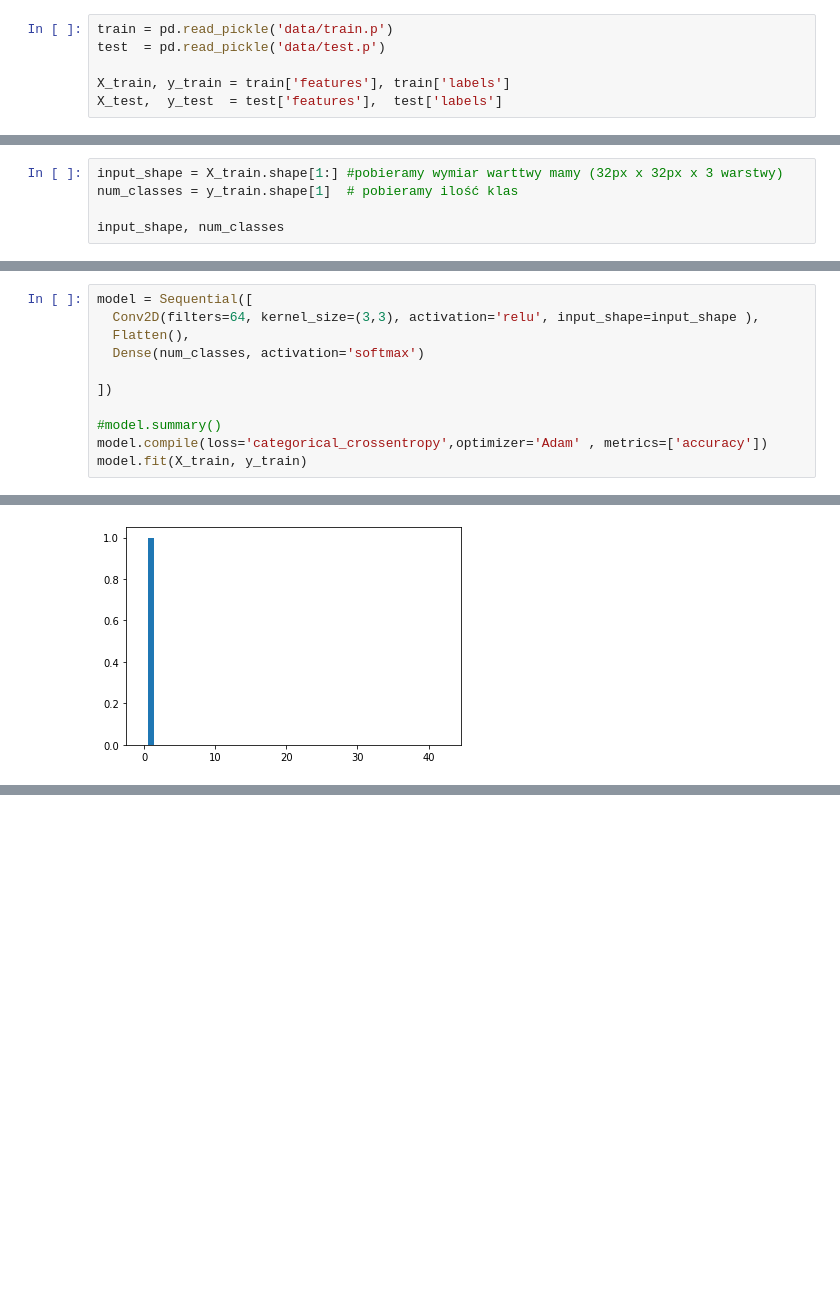
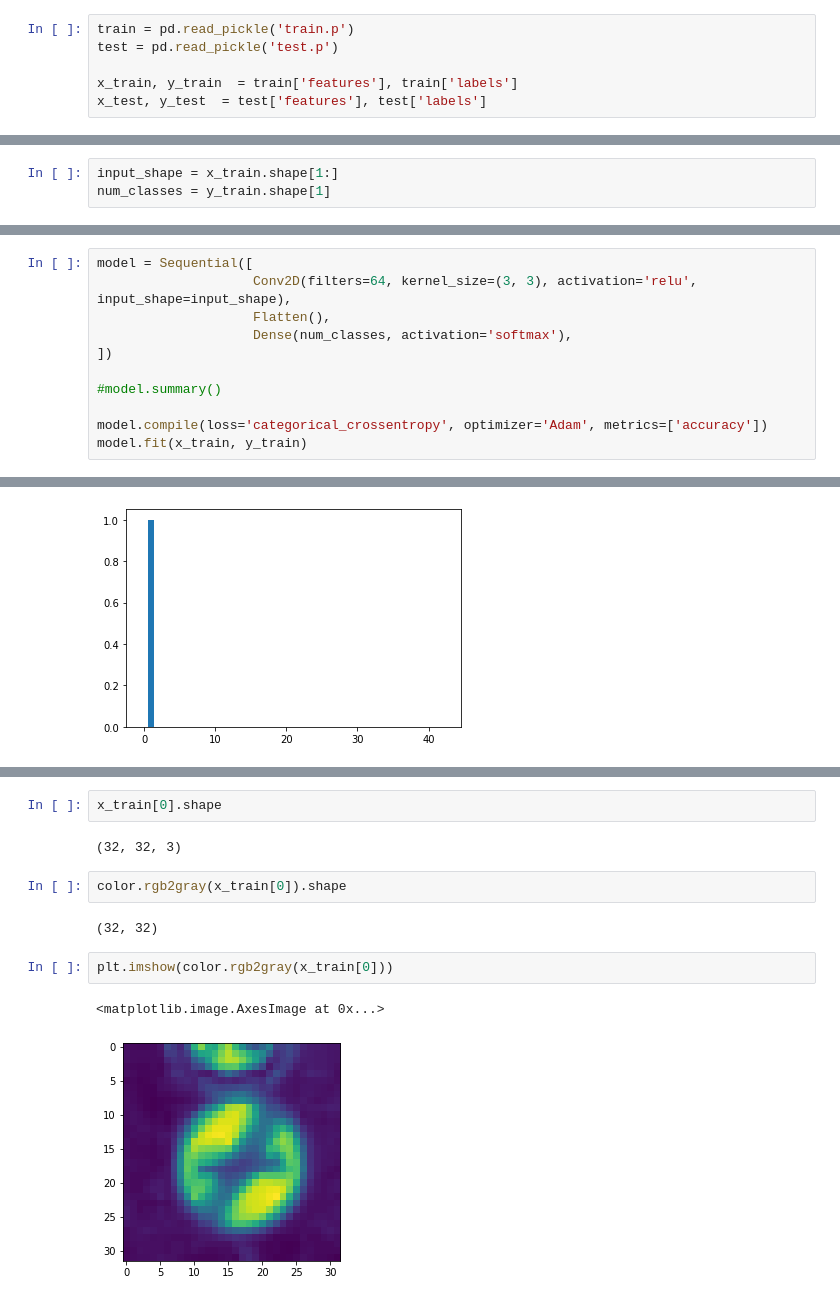
Before and after one commit to arfild/dw_matrix_road_sign, a Jupyter notebook: Day4.ipynb, the cells around one changed output, grey strips where cells are left out. Cells and saved outputs as stored; diff of their text form; blank space fills up the shorter version.

```diff
--- a/Day4.ipynb
+++ b/Day4.ipynb
@@ -25,6 +27,6 @@ cd'/content/drive/My Drive/Colab Notebook/matrix/matrix_tree/dw_matrix_road_sign
 # %%
-train = pd.read_pickle('data/train.p')
-test  = pd.read_pickle('data/test.p')
+train = pd.read_pickle('train.p')
+test = pd.read_pickle('test.p')
 
-X_train, y_train = train['features'], train['labels']
-X_test,  y_test  = test['features'],  test['labels']
+x_train, y_train  = train['features'], train['labels']
+x_test, y_test  = test['features'], test['labels']
@@ -46,5 +36,3 @@ y_test.shape
 # %%
-input_shape = X_train.shape[1:] #pobieramy wymiar warttwy mamy (32px x 32px x 3 warstwy)
-num_classes = y_train.shape[1]  # pobieramy ilość klas
-
-input_shape, num_classes
+input_shape = x_train.shape[1:]
+num_classes = y_train.shape[1]
@@ -53,12 +39,12 @@ input_shape, num_classes
 # %%
 model = Sequential([
-  Conv2D(filters=64, kernel_size=(3,3), activation='relu', input_shape=input_shape ),
-  Flatten(),
-  Dense(num_classes, activation='softmax')
-
+                    Conv2D(filters=64, kernel_size=(3, 3), activation='relu', input_shape=input_shape),
+                    Flatten(),
+                    Dense(num_classes, activation='softmax'),
 ])
 
 #model.summary()
-model.compile(loss='categorical_crossentropy',optimizer='Adam' , metrics=['accuracy'])
-model.fit(X_train, y_train)
+
+model.compile(loss='categorical_crossentropy', optimizer='Adam', metrics=['accuracy'])
+model.fit(x_train, y_train)
 # %% [output]
@@ -184,0 +316,13 @@ signnames.csv  test.p  train.p
+# %%
+x_train[0].shape
+# %% [output]
+(32, 32, 3)
+# %%
+color.rgb2gray(x_train[0]).shape
+# %% [output]
+(32, 32)
+# %%
+plt.imshow(color.rgb2gray(x_train[0]))
+# %% [output]
+<matplotlib.image.AxesImage at 0x...>
+[figure, added]
```
Also changed, not shown: parts of 30 cells of this notebook.
